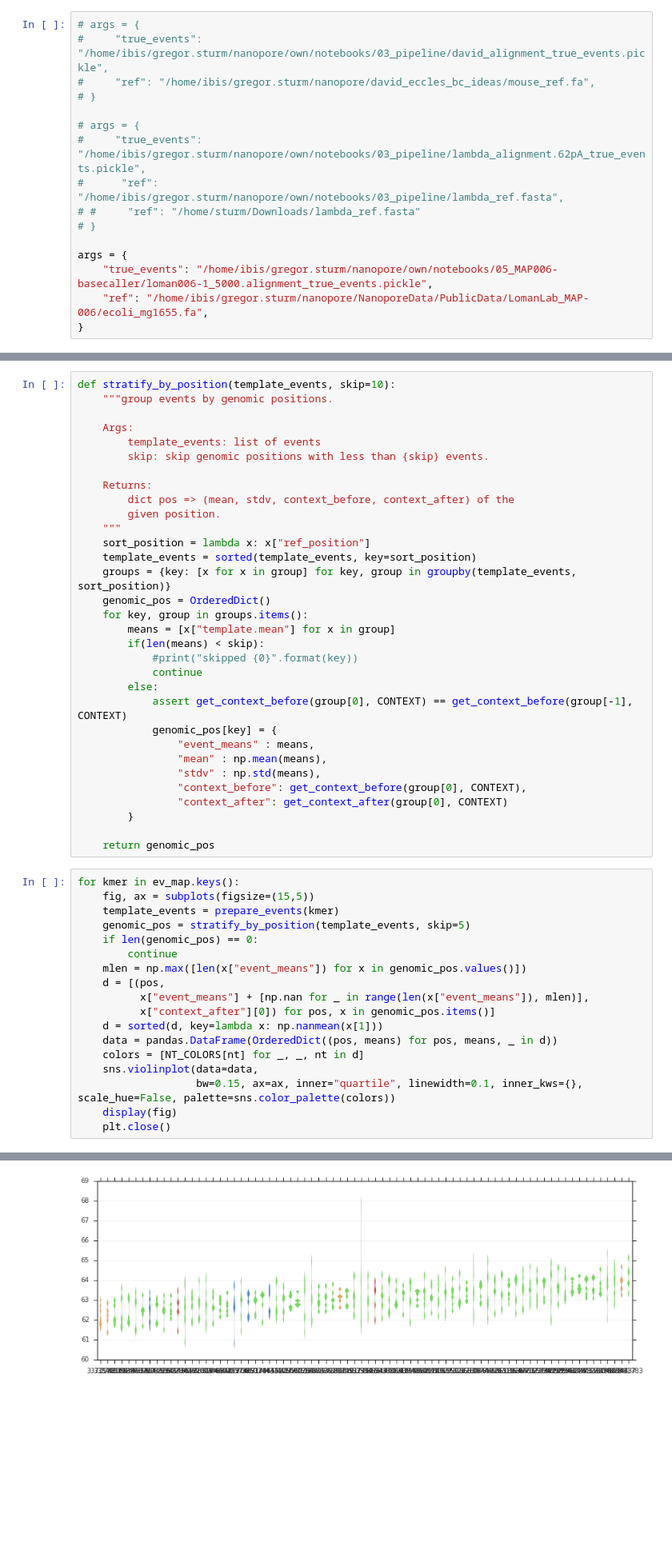
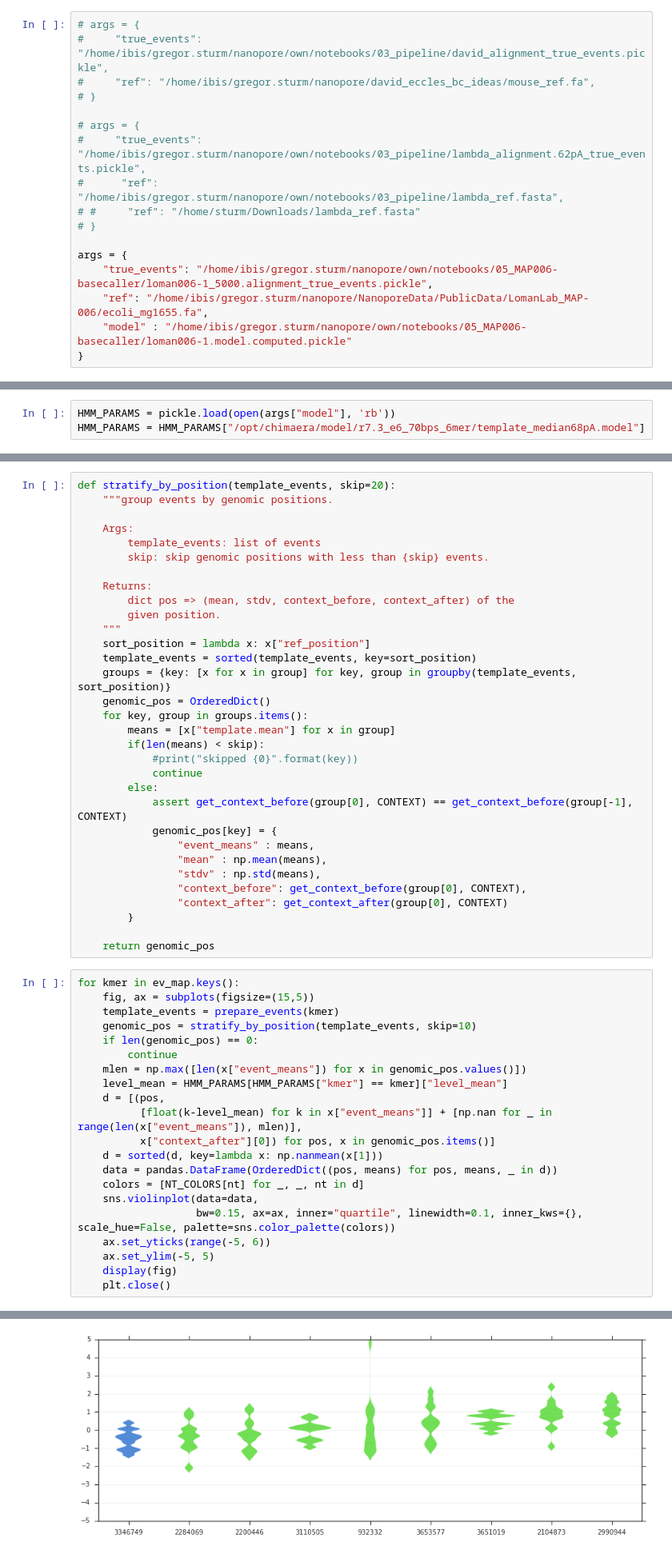
Before and after one commit to grst/nanopore-notebooks, a Jupyter notebook: 05_MAP006-basecaller/context_analysis/plot-all-kmers.ipynb, the cells around one changed output, grey strips where cells are left out. Shown at 80% size. Drawn from its saved outputs; the diff is of its cells as text; blank space fills up the shorter version.

Commit message:
own model vs. metrichor model

```diff
--- a/05_MAP006-basecaller/context_analysis/plot-all-kmers.ipynb
+++ b/05_MAP006-basecaller/context_analysis/plot-all-kmers.ipynb
@@ -28,6 +28,7 @@ matplotlib.rcParams.update({'font.size': 16})
 args = {
     "true_events": "/home/ibis/gregor.sturm/nanopore/own/notebooks/05_MAP006-basecaller/loman006-1_5000.alignment_true_events.pickle",
     "ref": "/home/ibis/gregor.sturm/nanopore/NanoporeData/PublicData/LomanLab_MAP-006/ecoli_mg1655.fa",
+    "model" : "/home/ibis/gregor.sturm/nanopore/own/notebooks/05_MAP006-basecaller/loman006-1.model.computed.pickle"
 }
 # %%
 NMER = 6
@@ -38,6 +39,9 @@ CONTEXT = 100
 /home/ibis/gregor.sturm/nanopore/own/notebooks
 # %%
 true_events = pickle.load(open(args["true_events"], 'rb'))
+# %%
+HMM_PARAMS = pickle.load(open(args["model"], 'rb'))
+HMM_PARAMS = HMM_PARAMS["/opt/chimaera/model/r7.3_e6_70bps_6mer/template_median68pA.model"]
 # %%
 ref = load_ref(args["ref"])
 # %% [output]
@@ -93,7 +97,7 @@ def prepare_events(kmer):
     print(">>total_events {0}".format(len(template_events)))
     return template_events
 # %%
-def stratify_by_position(template_events, skip=10):
+def stratify_by_position(template_events, skip=20):
     """group events by genomic positions.
 
     Args:
@@ -127,26 +131,29 @@ def stratify_by_position(template_events, skip=10):
 # %%
 for kmer in ev_map.keys():
     fig, ax = subplots(figsize=(15,5))
     template_events = prepare_events(kmer)
-    genomic_pos = stratify_by_position(template_events, skip=5)
+    genomic_pos = stratify_by_position(template_events, skip=10)
     if len(genomic_pos) == 0:
         continue
     mlen = np.max([len(x["event_means"]) for x in genomic_pos.values()])
+    level_mean = HMM_PARAMS[HMM_PARAMS["kmer"] == kmer]["level_mean"]
     d = [(pos,
-          x["event_means"] + [np.nan for _ in range(len(x["event_means"]), mlen)],
+          [float(k-level_mean) for k in x["event_means"]] + [np.nan for _ in range(len(x["event_means"]), mlen)],
           x["context_after"][0]) for pos, x in genomic_pos.items()]
     d = sorted(d, key=lambda x: np.nanmean(x[1]))
     data = pandas.DataFrame(OrderedDict((pos, means) for pos, means, _ in d))
     colors = [NT_COLORS[nt] for _, _, nt in d]
     sns.violinplot(data=data,
                    bw=0.15, ax=ax, inner="quartile", linewidth=0.1, inner_kws={}, scale_hue=False, palette=sns.color_palette(colors))
+    ax.set_yticks(range(-5, 6))
+    ax.set_ylim(-5, 5)
     display(fig)
     plt.close()
 # %% [output]
 kmer AAAAAA
 >>genomic_positions 831
 >>total_events 1824
-[figure, old version]
+[figure, new version]
 kmer AAAAAC
 >>genomic_positions 1711
 >>total_events 4479
```
Also changed, not shown: parts of 1 cell of this notebook, 2 other files.
